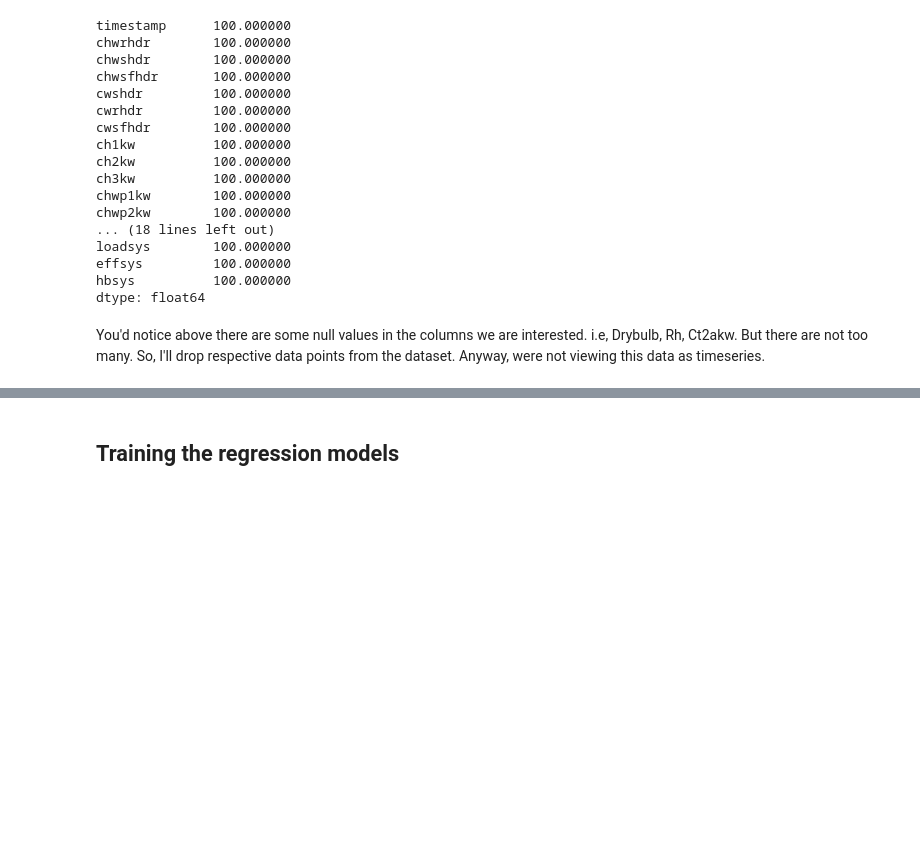
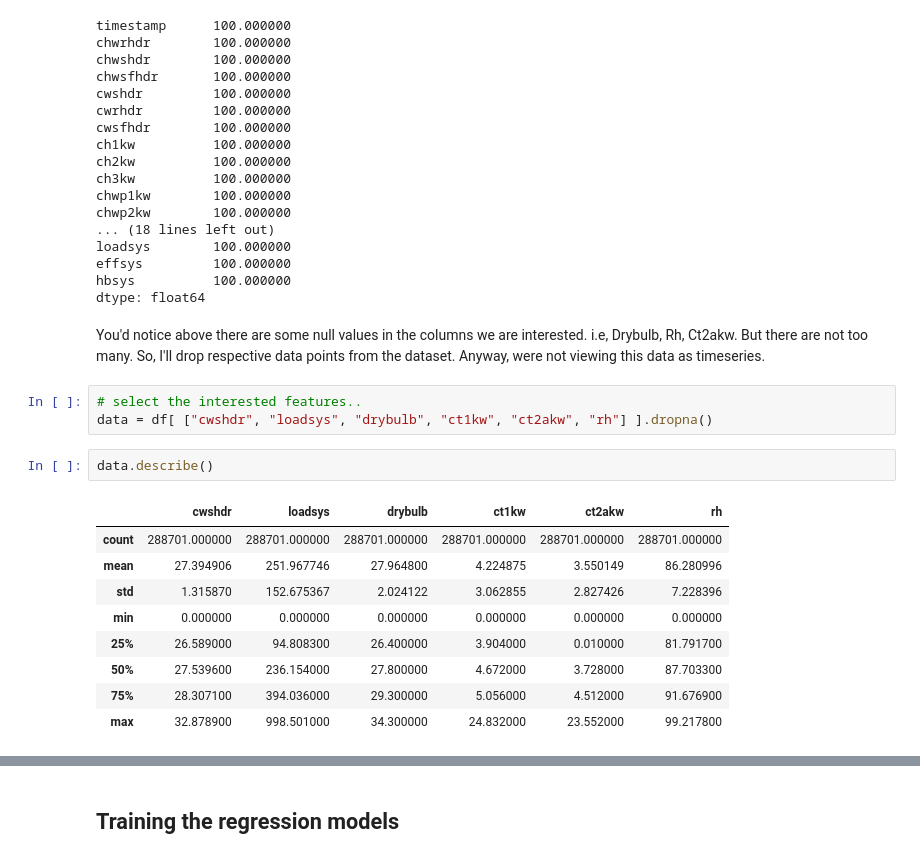
Before and after one commit to MiachelGu/chiller-plants, a Jupyter notebook: notebooks/3. Simple Regression - Insead.ipynb, the cells around one changed output, grey strips where cells are left out. Saved outputs shown, nothing was run; the diff lists cells and outputs as text; blank space fills up the shorter version.

```diff
--- a/notebooks/3. Simple Regression - Insead.ipynb
+++ b/notebooks/3. Simple Regression - Insead.ipynb
@@ -93,3 +95,18 @@ hbsys          100.000000
 dtype: float64
 # %% [markdown]
 You'd notice above there are some null values in the columns we are interested. i.e, Drybulb, Rh, Ct2akw. But there are not too many. So, I'll drop respective data points from the dataset. Anyway, were not viewing this data as timeseries.
+# %%
+# select the interested features..
+data = df[ ["cwshdr", "loadsys", "drybulb", "ct1kw", "ct2akw", "rh"] ].dropna()
+# %%
+data.describe()
+# %% [output]
+|  | cwshdr | loadsys | drybulb | ct1kw | ct2akw | rh |
+| count | 288701.000000 | 288701.000000 | 288701.000000 | 288701.000000 | 288701.000000 | 288701.000000 |
+| mean | 27.394906 | 251.967746 | 27.964800 | 4.224875 | 3.550149 | 86.280996 |
+| std | 1.315870 | 152.675367 | 2.024122 | 3.062855 | 2.827426 | 7.228396 |
+| min | 0.000000 | 0.000000 | 0.000000 | 0.000000 | 0.000000 | 0.000000 |
+| 25% | 26.589000 | 94.808300 | 26.400000 | 3.904000 | 0.010000 | 81.791700 |
+| 50% | 27.539600 | 236.154000 | 27.800000 | 4.672000 | 3.728000 | 87.703300 |
+| 75% | 28.307100 | 394.036000 | 29.300000 | 5.056000 | 4.512000 | 91.676900 |
+| max | 32.878900 | 998.501000 | 34.300000 | 24.832000 | 23.552000 | 99.217800 |
```
Also changed, not shown: parts of 13 cells of this notebook.
